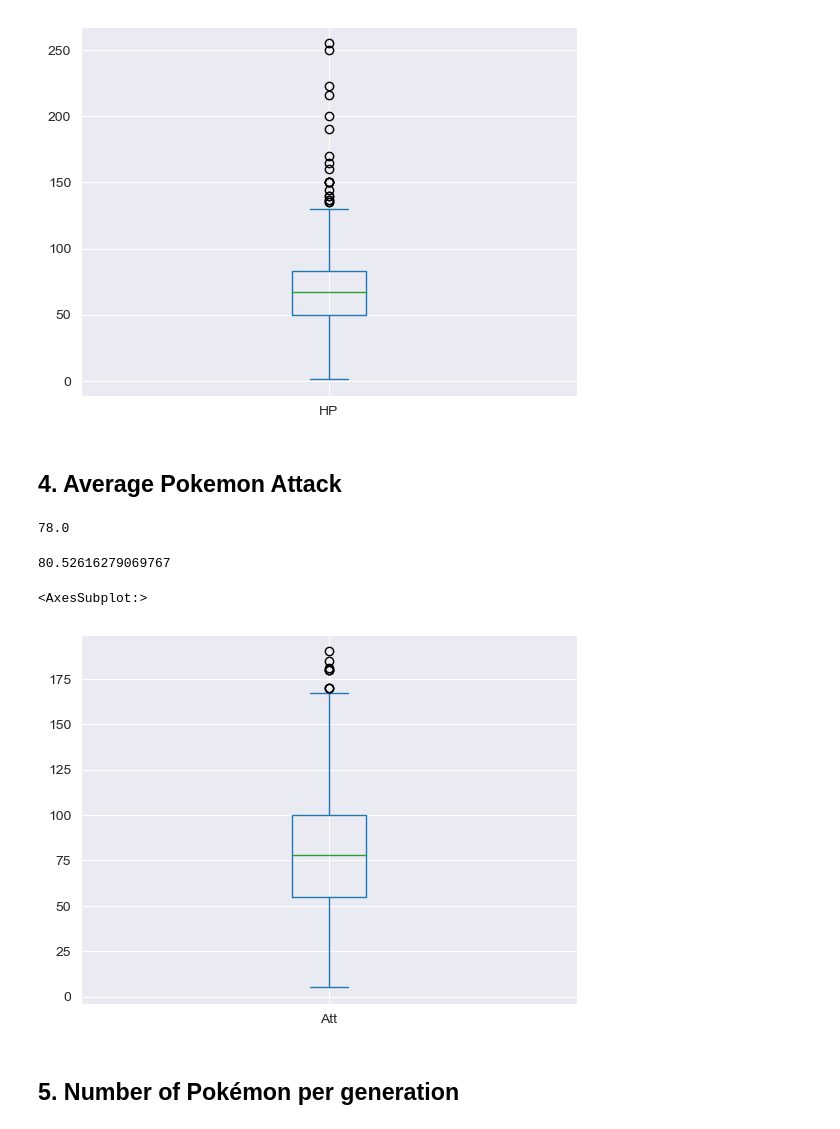
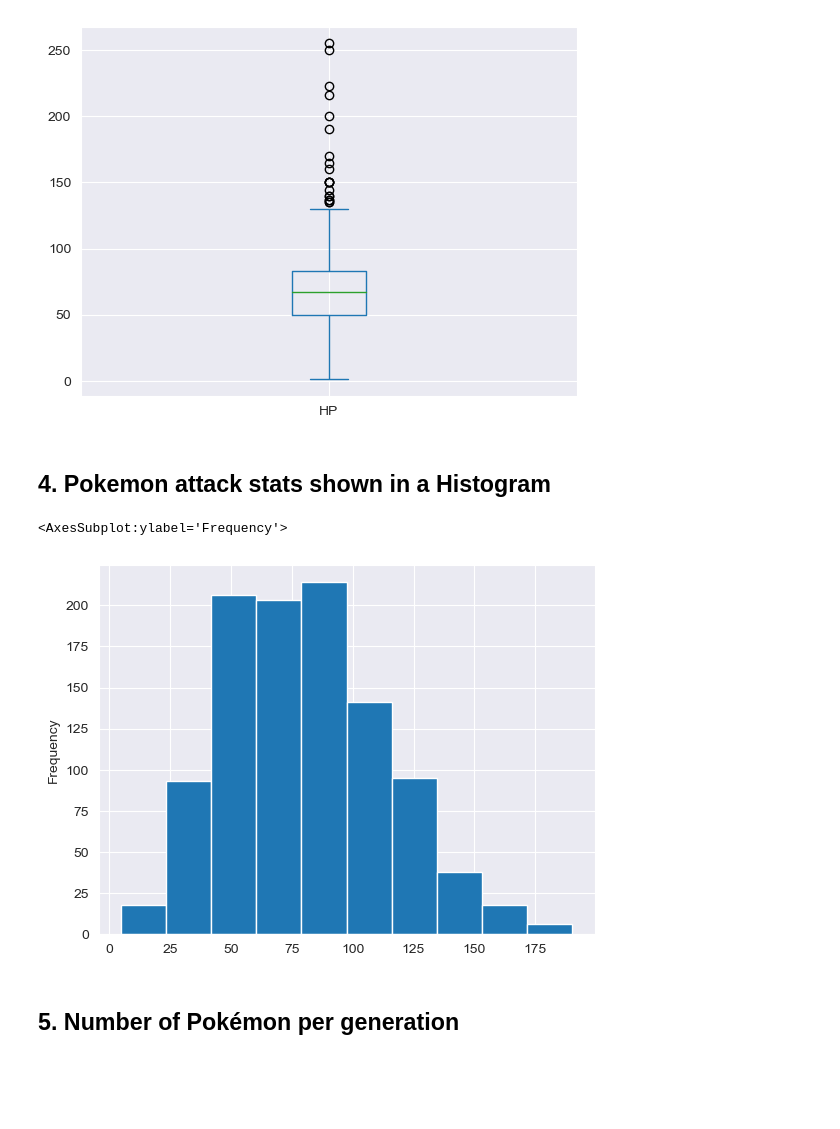
Before and after one commit to JaronVW/Data-science-portfolio, a Jupyter notebook: Portfolio Assignment 6.ipynb, the cells around one changed output. Cells and saved outputs as stored; diff of their text form; code cells hidden in the pictures; blank space fills up the shorter version.

Commit message:
added histogram to assignment 6

```diff
--- a/Portfolio Assignment 6.ipynb
+++ b/Portfolio Assignment 6.ipynb
@@ -53,21 +53,13 @@ Pokemon["HP"].plot.box()
 # %% [output]
 <AxesSubplot:>
 [figure]
-# %% [markdown]
-## 4. Average Pokemon Attack
+# %% [markdown]
+## 4. Pokemon attack stats shown in a Histogram
 # %%
-Pokemon["Att"].median()
+Pokemon["Att"].plot.hist()
 # %% [output]
-78.0
+<AxesSubplot:ylabel='Frequency'>
+[figure, added]
-# %%
-Pokemon["Att"].mean()
-# %% [output]
-80.52616279069767
-# %%
-Pokemon["Att"].plot.box()
-# %% [output]
-<AxesSubplot:>
-[figure, removed]
 # %% [markdown]
 ## 5. Number of Pokémon per generation
 # %%
```
Also changed, not shown: parts of 2 cells of this notebook, 1 other file.
